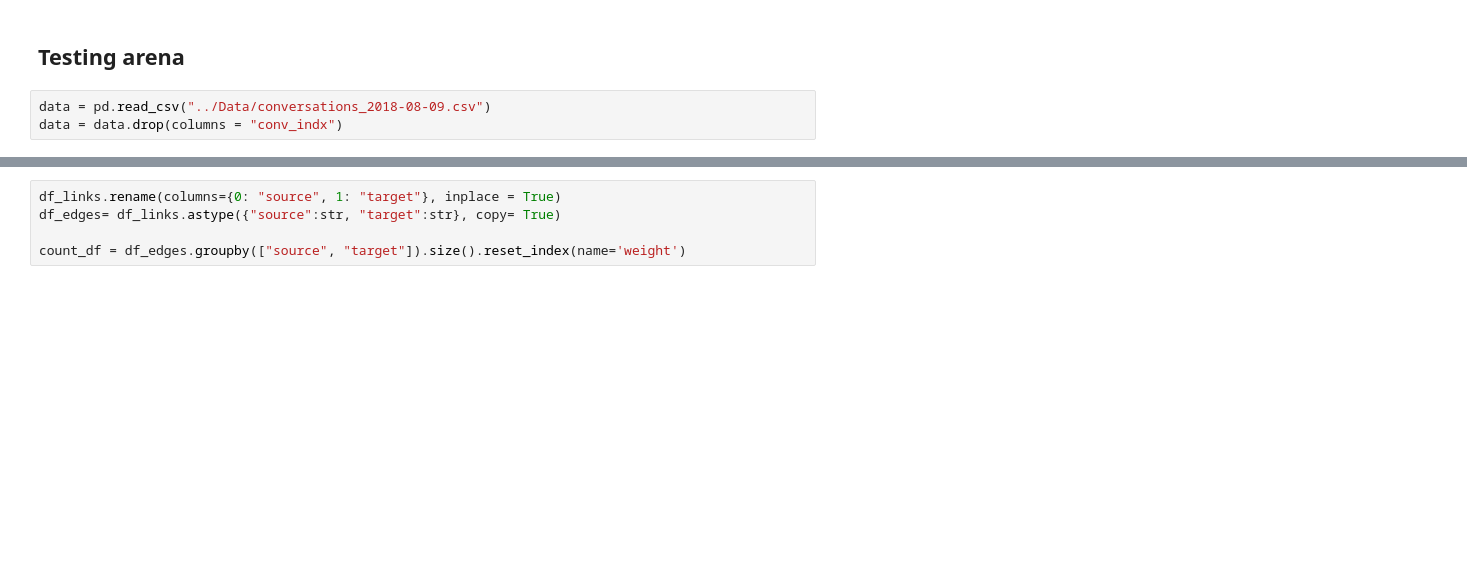
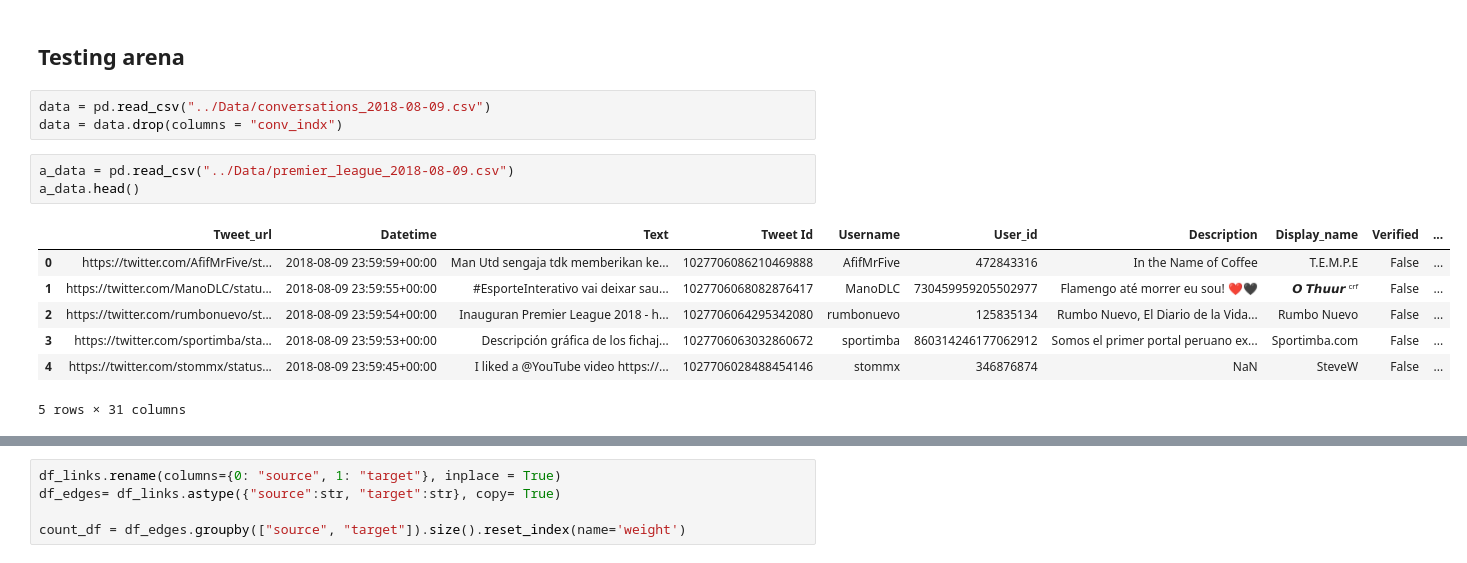
Before and after one commit to marilin99/Net_sci_sports, a Jupyter notebook: Network analysis/test.ipynb, the cells around one changed output, grey strips where cells are left out. Drawn from its saved outputs; the diff is of its cells as text; blank space fills up the shorter version.

```diff
--- a/Network analysis/test.ipynb
+++ b/Network analysis/test.ipynb
@@ -258,3 +264,14 @@ PageRank centrality: 9.036688957166094e-05
 # %%
 data = pd.read_csv("../Data/conversations_2018-08-09.csv")
 data = data.drop(columns = "conv_indx")
+# %%
+a_data = pd.read_csv("../Data/premier_league_2018-08-09.csv")
+a_data.head()
+# %% [output]
+|  | Tweet_url | Datetime | Text | Tweet Id | Username | User_id | Description | Display_name | Verified | ... |
+| 0 | https://twitter.com/AfifMrFive/st... | 2018-08-09 23:59:59+00:00 | Man Utd sengaja tdk memberikan ke... | 1027706086210469888 | AfifMrFive | 472843316 | In the Name of Coffee | T.E.M.P.E | False | ... |
+| 1 | https://twitter.com/ManoDLC/statu... | 2018-08-09 23:59:55+00:00 | #EsporteInterativo vai deixar sau... | 1027706068082876417 | ManoDLC | 730459959205502977 | Flamengo até morrer eu sou! ❤️🖤 | 𝙊 𝙏𝙝𝙪𝙪𝙧 ᶜʳᶠ | False | ... |
+| 2 | https://twitter.com/rumbonuevo/st... | 2018-08-09 23:59:54+00:00 | Inauguran Premier League 2018 - h... | 1027706064295342080 | rumbonuevo | 125835134 | Rumbo Nuevo, El Diario de la Vida... | Rumbo Nuevo | False | ... |
+| 3 | https://twitter.com/sportimba/sta... | 2018-08-09 23:59:53+00:00 | Descripción gráfica de los fichaj... | 1027706063032860672 | sportimba | 860314246177062912 | Somos el primer portal peruano ex... | Sportimba.com | False | ... |
+| 4 | https://twitter.com/stommx/status... | 2018-08-09 23:59:45+00:00 | I liked a @YouTube video https://... | 1027706028488454146 | stommx | 346876874 | NaN | SteveW | False | ... |
+5 rows × 31 columns
```
Also changed, not shown: parts of 9 cells of this notebook.
